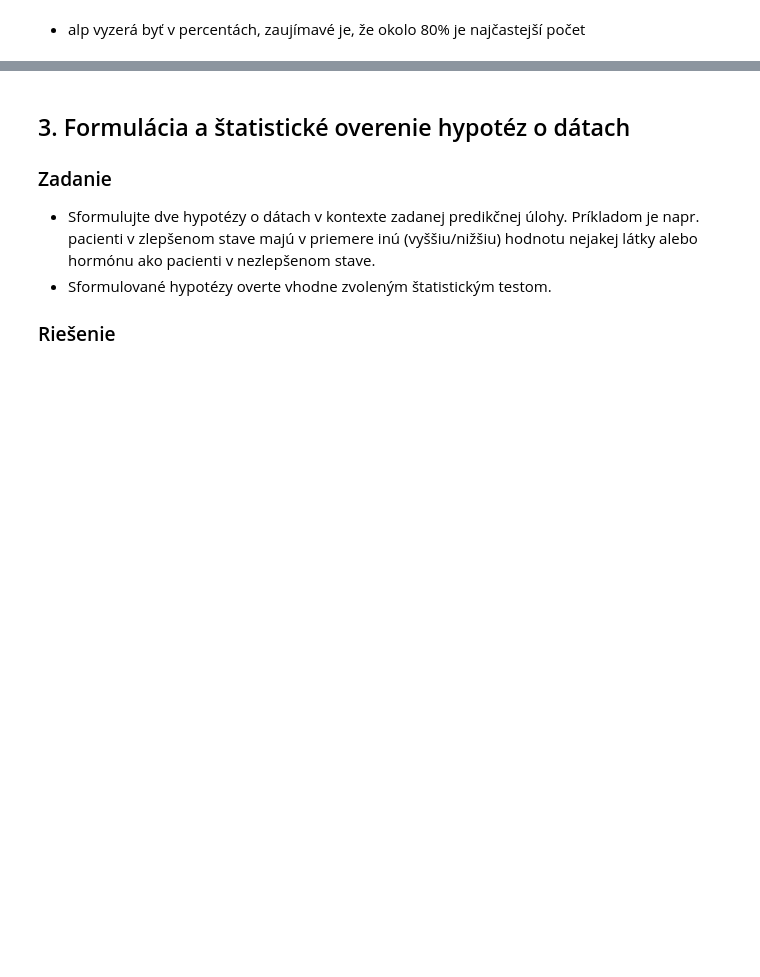
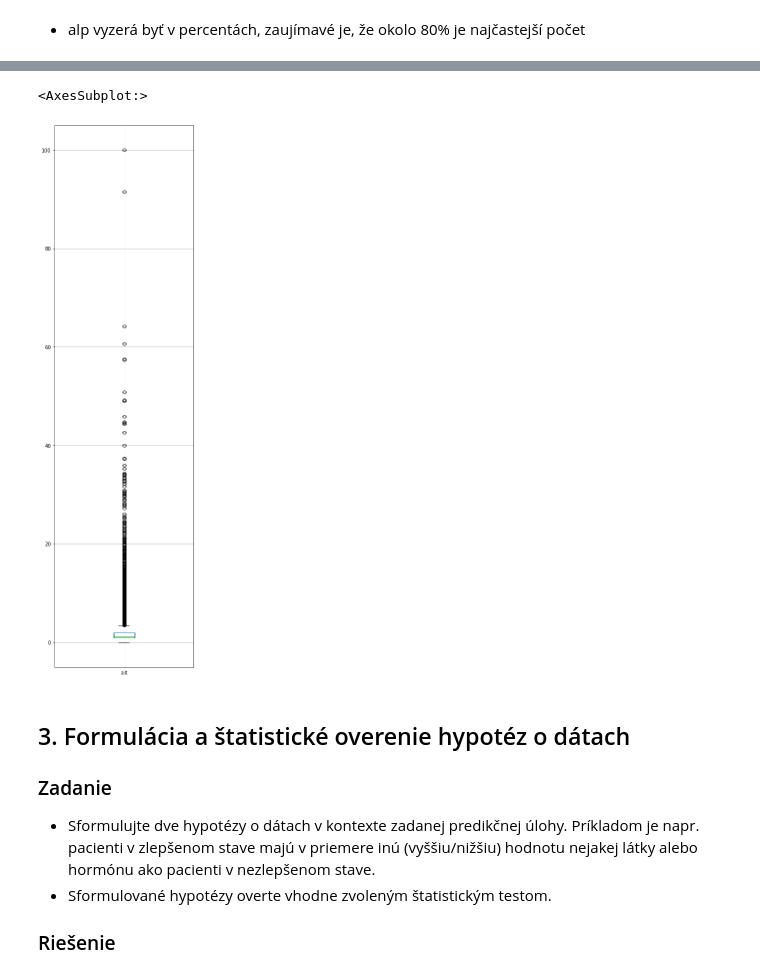
Before and after one commit to Matovic/Chronic-Lymphocytic-Leukemia, a Jupyter notebook: 1-EDA.ipynb, the cells around one changed output, grey strips where cells are left out. Saved outputs shown, nothing was run; the diff lists cells and outputs as text; code cells hidden in the pictures; blank space fills up the shorter version.

```diff
--- a/1-EDA.ipynb
+++ b/1-EDA.ipynb
@@ -242,3 +335,8 @@ sns.displot(df_labor.alp)
+# %%
+df_labor.boxplot("alt", figsize=(5,20))
+# %% [output]
+<AxesSubplot:>
+[figure, added]
 # %%
 # leukocyt + hematokrit
 # %%
```
Also changed, not shown: parts of 3 cells of this notebook.
